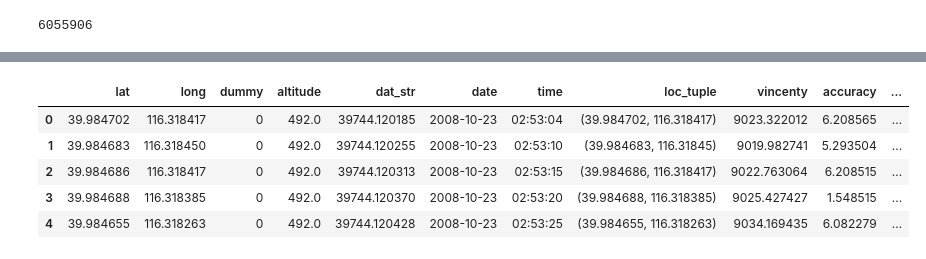
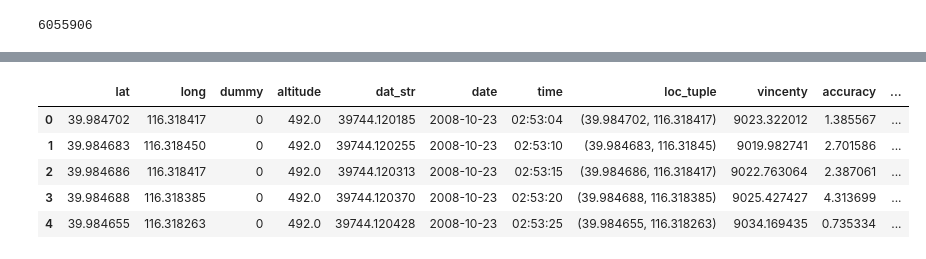
Before and after one commit to natarajan1993/X-mode-internship, a Jupyter notebook: X-mode.ipynb, the cells around one changed output, grey strips where cells are left out. Saved outputs shown, nothing was run; the diff lists cells and outputs as text; code cells hidden in the pictures.

```diff
--- a/X-mode.ipynb
+++ b/X-mode.ipynb
@@ -44,7 +44,7 @@ len(df)
 # %% [output]
 6055906
 # %%
-df['accuracy'] = 10 * np.random.rand(len(df)) # Simulate the accuracy variable
+df['accuracy'] = 4 * np.random.rand(len(df)) # Simulate the accuracy variable
 %time df['corrected'] = df['vincenty'] + df['accuracy'] # Create the corrected distance
 df.head()
 # %% [output]
@@ -52,9 +52,9 @@ Wall time: 63 ms
 |  | lat | long | dummy | altitude | dat_str | date | time | loc_tuple | vincenty | accuracy | ... |
-| 0 | 39.984702 | 116.318417 | 0 | 492.0 | 39744.120185 | 2008-10-23 | 02:53:04 | (39.984702, 116.318417) | 9023.322012 | 6.208565 | ... |
-| 1 | 39.984683 | 116.318450 | 0 | 492.0 | 39744.120255 | 2008-10-23 | 02:53:10 | (39.984683, 116.31845) | 9019.982741 | 5.293504 | ... |
-| 2 | 39.984686 | 116.318417 | 0 | 492.0 | 39744.120313 | 2008-10-23 | 02:53:15 | (39.984686, 116.318417) | 9022.763064 | 6.208515 | ... |
-| 3 | 39.984688 | 116.318385 | 0 | 492.0 | 39744.120370 | 2008-10-23 | 02:53:20 | (39.984688, 116.318385) | 9025.427427 | 1.548515 | ... |
-| 4 | 39.984655 | 116.318263 | 0 | 492.0 | 39744.120428 | 2008-10-23 | 02:53:25 | (39.984655, 116.318263) | 9034.169435 | 6.082279 | ... |
+| 0 | 39.984702 | 116.318417 | 0 | 492.0 | 39744.120185 | 2008-10-23 | 02:53:04 | (39.984702, 116.318417) | 9023.322012 | 1.385567 | ... |
+| 1 | 39.984683 | 116.318450 | 0 | 492.0 | 39744.120255 | 2008-10-23 | 02:53:10 | (39.984683, 116.31845) | 9019.982741 | 2.701586 | ... |
+| 2 | 39.984686 | 116.318417 | 0 | 492.0 | 39744.120313 | 2008-10-23 | 02:53:15 | (39.984686, 116.318417) | 9022.763064 | 2.387061 | ... |
+| 3 | 39.984688 | 116.318385 | 0 | 492.0 | 39744.120370 | 2008-10-23 | 02:53:20 | (39.984688, 116.318385) | 9025.427427 | 4.313699 | ... |
+| 4 | 39.984655 | 116.318263 | 0 | 492.0 | 39744.120428 | 2008-10-23 | 02:53:25 | (39.984655, 116.318263) | 9034.169435 | 0.735334 | ... |
 # %%
 print(len(df.loc[df['corrected'] <= 10,:]))
 %time df.loc[df['corrected'] <= 10,:] # Select the locations with the corrected distance less than 10 meters
```
Also changed, not shown: parts of 3 cells of this notebook.
